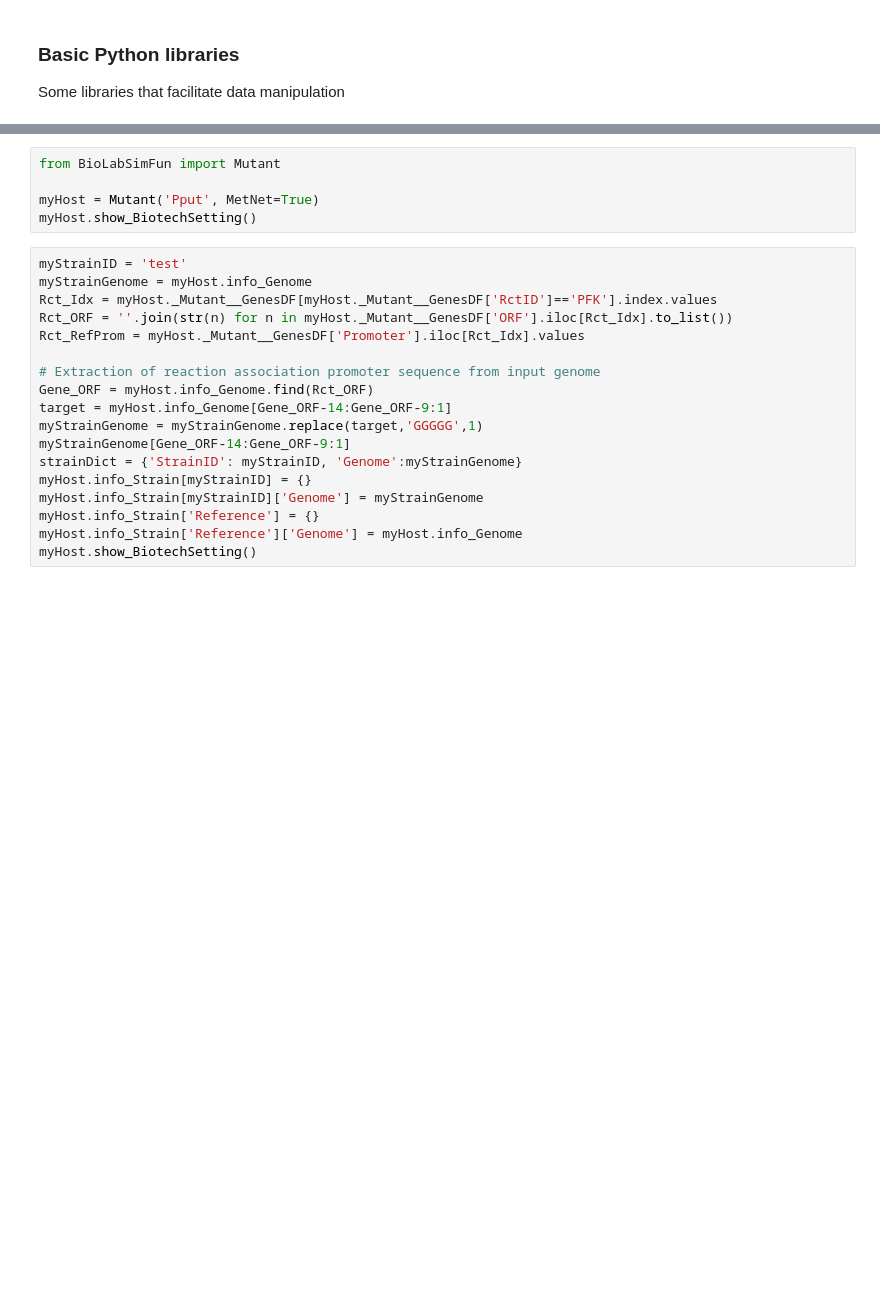
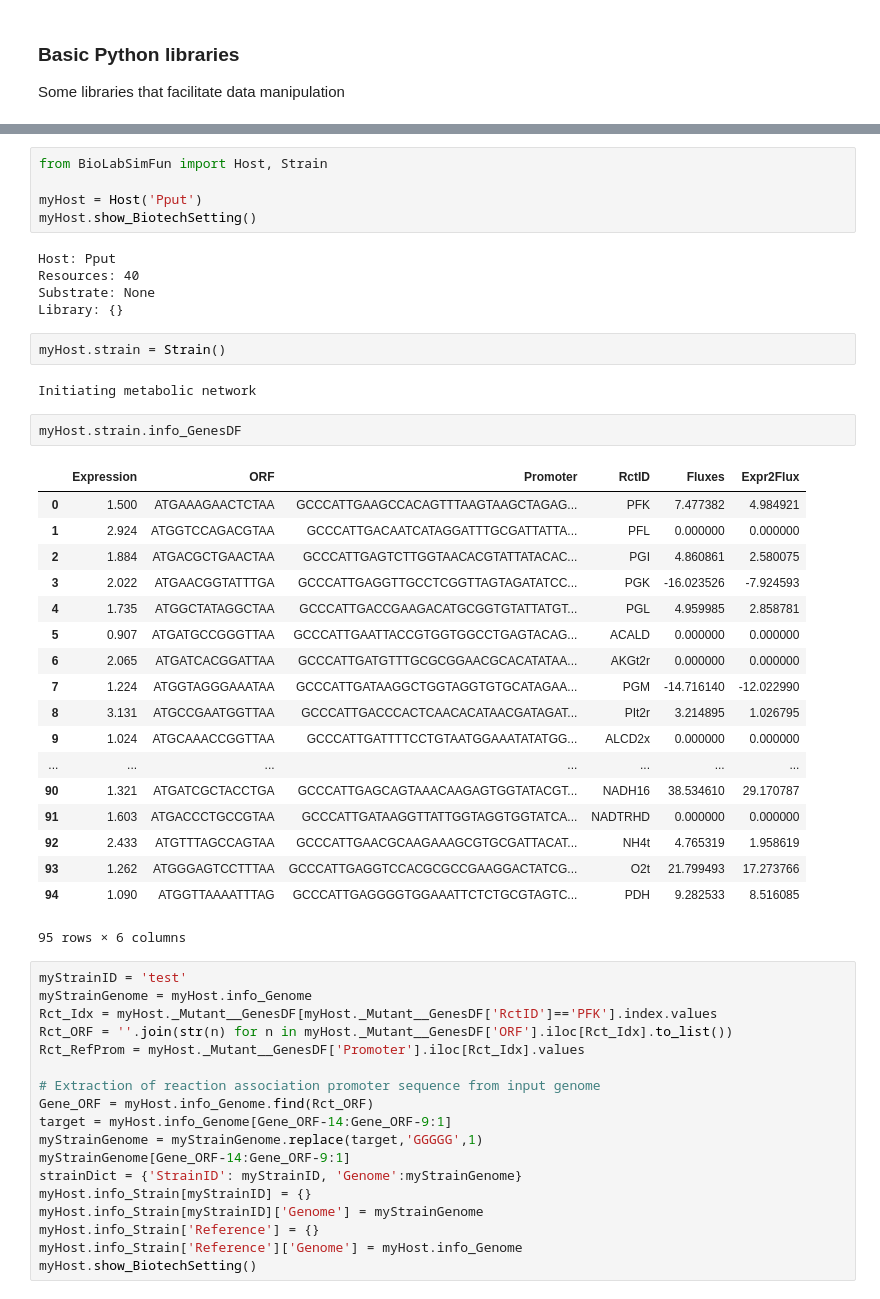
Before and after one commit to uliebal/RecExpSim, a Jupyter notebook: MetEngSim.ipynb, the cells around one changed output, grey strips where cells are left out. Saved outputs shown, nothing was run; the diff lists cells and outputs as text; blank space fills up the shorter version.

Commit message:
add class Strain, rename Mutant-Host

```diff
--- a/MetEngSim.ipynb
+++ b/MetEngSim.ipynb
@@ -62,8 +64,38 @@ print('System ready')
 # %%
-from BioLabSimFun import Mutant
+from BioLabSimFun import Host, Strain
 
-myHost = Mutant('Pput', MetNet=True)
+myHost = Host('Pput')
 myHost.show_BiotechSetting()
+# %% [output]
+Host: Pput
+Resources: 40
+Substrate: None
+Library: {}
+# %%
+myHost.strain = Strain()
+# %% [output]
+Initiating metabolic network
+# %%
+myHost.strain.info_GenesDF
+# %% [output]
+|  | Expression | ORF | Promoter | RctID | Fluxes | Expr2Flux |
+| 0 | 1.500 | ATGAAAGAACTCTAA | GCCCATTGAAGCCACAGTTTAAGTAAGCTAGAG... | PFK | 7.477382 | 4.984921 |
+| 1 | 2.924 | ATGGTCCAGACGTAA | GCCCATTGACAATCATAGGATTTGCGATTATTA... | PFL | 0.000000 | 0.000000 |
+| 2 | 1.884 | ATGACGCTGAACTAA | GCCCATTGAGTCTTGGTAACACGTATTATACAC... | PGI | 4.860861 | 2.580075 |
+| 3 | 2.022 | ATGAACGGTATTTGA | GCCCATTGAGGTTGCCTCGGTTAGTAGATATCC... | PGK | -16.023526 | -7.924593 |
+| 4 | 1.735 | ATGGCTATAGGCTAA | GCCCATTGACCGAAGACATGCGGTGTATTATGT... | PGL | 4.959985 | 2.858781 |
+| 5 | 0.907 | ATGATGCCGGGTTAA | GCCCATTGAATTACCGTGGTGGCCTGAGTACAG... | ACALD | 0.000000 | 0.000000 |
+| 6 | 2.065 | ATGATCACGGATTAA | GCCCATTGATGTTTGCGCGGAACGCACATATAA... | AKGt2r | 0.000000 | 0.000000 |
+| 7 | 1.224 | ATGGTAGGGAAATAA | GCCCATTGATAAGGCTGGTAGGTGTGCATAGAA... | PGM | -14.716140 | -12.022990 |
+| 8 | 3.131 | ATGCCGAATGGTTAA | GCCCATTGACCCACTCAACACATAACGATAGAT... | PIt2r | 3.214895 | 1.026795 |
+| 9 | 1.024 | ATGCAAACCGGTTAA | GCCCATTGATTTTCCTGTAATGGAAATATATGG... | ALCD2x | 0.000000 | 0.000000 |
+| ... | ... | ... | ... | ... | ... | ... |
+| 90 | 1.321 | ATGATCGCTACCTGA | GCCCATTGAGCAGTAAACAAGAGTGGTATACGT... | NADH16 | 38.534610 | 29.170787 |
+| 91 | 1.603 | ATGACCCTGCCGTAA | GCCCATTGATAAGGTTATTGGTAGGTGGTATCA... | NADTRHD | 0.000000 | 0.000000 |
+| 92 | 2.433 | ATGTTTAGCCAGTAA | GCCCATTGAACGCAAGAAAGCGTGCGATTACAT... | NH4t | 4.765319 | 1.958619 |
+| 93 | 1.262 | ATGGGAGTCCTTTAA | GCCCATTGAGGTCCACGCGCCGAAGGACTATCG... | O2t | 21.799493 | 17.273766 |
+| 94 | 1.090 | ATGGTTAAAATTTAG | GCCCATTGAGGGGTGGAAATTCTCTGCGTAGTC... | PDH | 9.282533 | 8.516085 |
+95 rows × 6 columns
 # %%
 myStrainID = 'test'
 myStrainGenome = myHost.info_Genome
```
Also changed, not shown: parts of 5 cells of this notebook, 1 other file.
